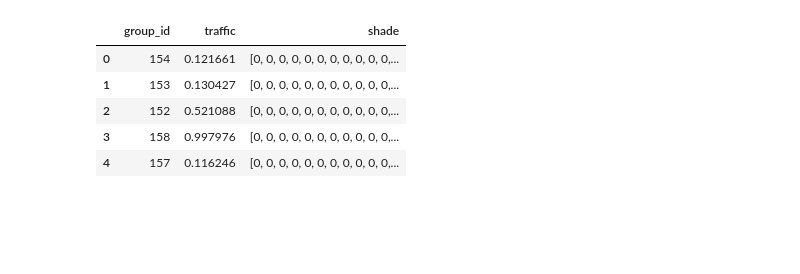
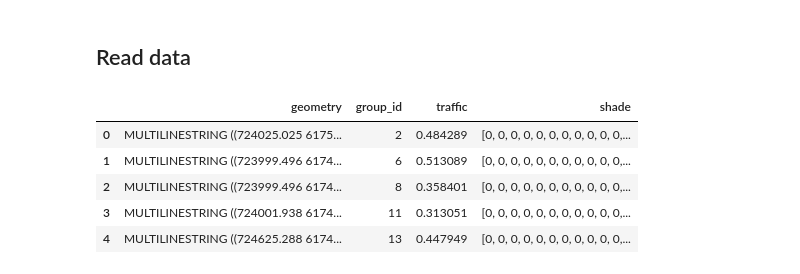
Before and after one commit to edibegovic/shadow-routes, a Jupyter notebook: experiments/tree_planting.ipynb, the cells around one changed output. Drawn from its saved outputs; the diff is of its cells as text; code cells hidden in the pictures; blank space fills up the shorter version.

```diff
--- a/experiments/tree_planting.ipynb
+++ b/experiments/tree_planting.ipynb
@@ -8,16 +11,18 @@ import pandas as pd
+# %% [markdown]
+## Read data
 # %%
-original = pd.read_pickle("./top_138_shade_data_w_traffic.pickle")
-original = gpd.GeoDataFrame(original, crs=3857, geometry="geometry")
+original = pd.read_pickle("../data/top_400_shade_data.pickle")
+original = gpd.GeoDataFrame(original, geometry="geometry")
 
-to_process = original[["group_id", "traffic", "13_shade_block"]]
+to_process = original[["geometry", "group_id", "traffic", "13_shade_block"]]
 to_process = to_process.rename(columns={"13_shade_block":"shade"})
 to_process.shade = to_process.shade.apply(lambda x: x.values)
 to_process.traffic = to_process.traffic.apply(lambda x: x / max(to_process.traffic))
 to_process.head()
 # %% [output]
-|  | group_id | traffic | shade |
-| 0 | 154 | 0.121661 | [0, 0, 0, 0, 0, 0, 0, 0, 0, 0, 0,... |
-| 1 | 153 | 0.130427 | [0, 0, 0, 0, 0, 0, 0, 0, 0, 0, 0,... |
-| 2 | 152 | 0.521088 | [0, 0, 0, 0, 0, 0, 0, 0, 0, 0, 0,... |
-| 3 | 158 | 0.997976 | [0, 0, 0, 0, 0, 0, 0, 0, 0, 0, 0,... |
-| 4 | 157 | 0.116246 | [0, 0, 0, 0, 0, 0, 0, 0, 0, 0, 0,... |
+|  | geometry | group_id | traffic | shade |
+| 0 | MULTILINESTRING ((724025.025 6175... | 2 | 0.484289 | [0, 0, 0, 0, 0, 0, 0, 0, 0, 0, 0,... |
+| 1 | MULTILINESTRING ((723999.496 6174... | 6 | 0.513089 | [0, 0, 0, 0, 0, 0, 0, 0, 0, 0, 0,... |
+| 2 | MULTILINESTRING ((723999.496 6174... | 8 | 0.358401 | [0, 0, 0, 0, 0, 0, 0, 0, 0, 0, 0,... |
+| 3 | MULTILINESTRING ((724001.938 6174... | 11 | 0.313051 | [0, 0, 0, 0, 0, 0, 0, 0, 0, 0, 0,... |
+| 4 | MULTILINESTRING ((724625.288 6174... | 13 | 0.447949 | [0, 0, 0, 0, 0, 0, 0, 0, 0, 0, 0,... |
```
Also changed, not shown: parts of 8 cells of this notebook.
